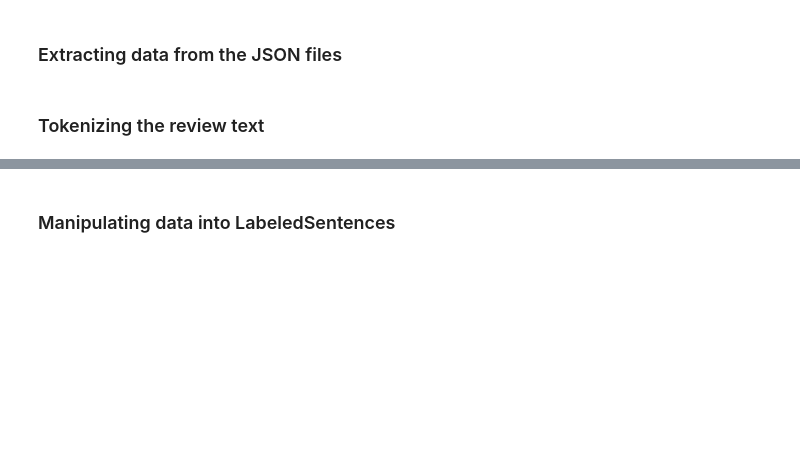
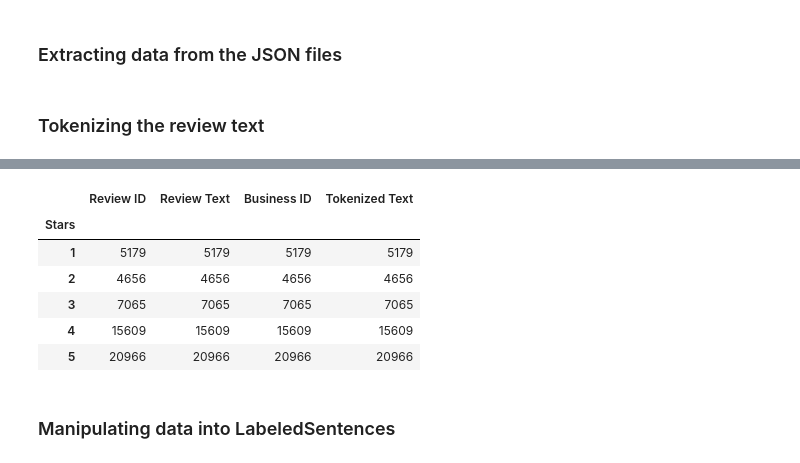
Before and after one commit to nnarayen/281A, a Jupyter notebook: proj.ipynb, the cells around one changed output, grey strips where cells are left out. Drawn from its saved outputs; the diff is of its cells as text; code cells hidden in the pictures; blank space fills up the shorter version.

```diff
--- a/proj.ipynb
+++ b/proj.ipynb
@@ -43,3 +54,14 @@ review_pd.head()
+# %%
+%matplotlib inline
+review_pd.groupby("Stars").count()
+# %% [output]
+|  | Review ID | Review Text | Business ID | Tokenized Text |
+| Stars |  |  |  |  |
+| 1 | 5179 | 5179 | 5179 | 5179 |
+| 2 | 4656 | 4656 | 4656 | 4656 |
+| 3 | 7065 | 7065 | 7065 | 7065 |
+| 4 | 15609 | 15609 | 15609 | 15609 |
+| 5 | 20966 | 20966 | 20966 | 20966 |
 # %% [markdown]
 ### Manipulating data into LabeledSentences
 # %%
```
Also changed, not shown: parts of 21 cells of this notebook.
